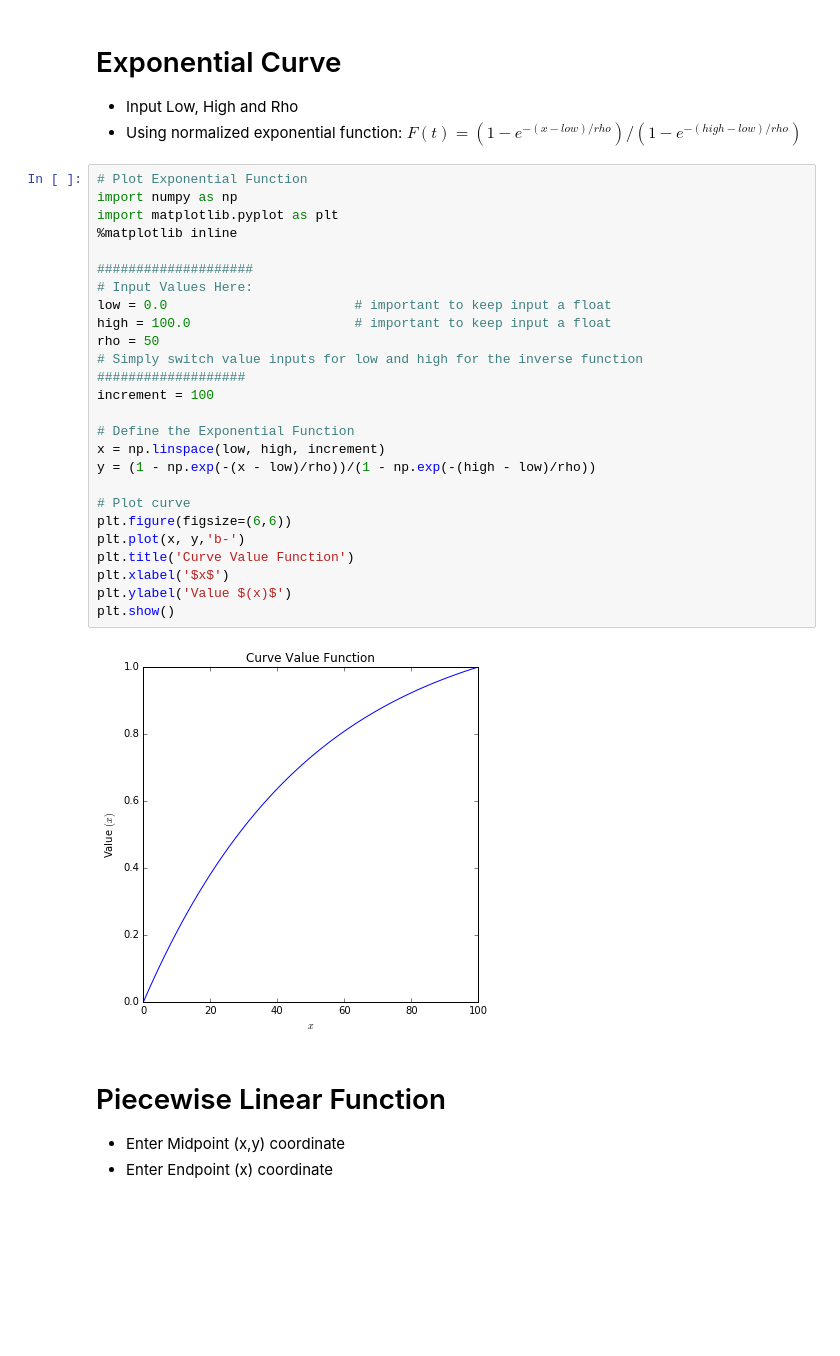
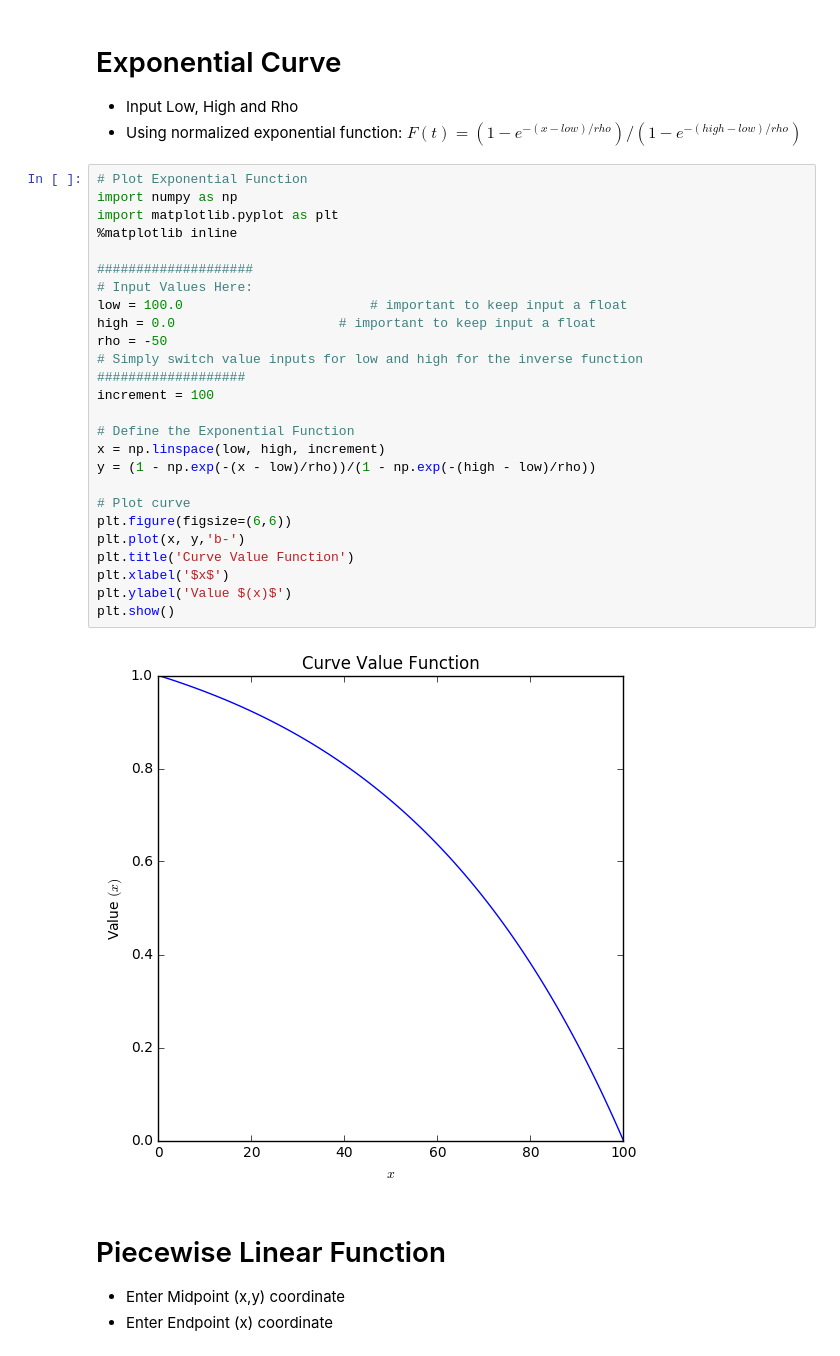
Before and after one commit to dmryer/Python, a Jupyter notebook: Value Functions.ipynb, the cells around one changed output. Saved outputs shown, nothing was run; the diff lists cells and outputs as text; blank space fills up the shorter version.

```diff
--- a/Value Functions.ipynb
+++ b/Value Functions.ipynb
@@ -54,31 +54,31 @@ plt.show()
 # %%
 # Plot Exponential Function
 import numpy as np
 import matplotlib.pyplot as plt
 %matplotlib inline
 
 ####################
 # Input Values Here:
-low = 0.0                        # important to keep input a float
-high = 100.0                     # important to keep input a float
-rho = 50
+low = 100.0                        # important to keep input a float
+high = 0.0                     # important to keep input a float
+rho = -50
 # Simply switch value inputs for low and high for the inverse function
 ###################
 increment = 100
 
 # Define the Exponential Function
 x = np.linspace(low, high, increment)
 y = (1 - np.exp(-(x - low)/rho))/(1 - np.exp(-(high - low)/rho))
 
 # Plot curve
 plt.figure(figsize=(6,6))
 plt.plot(x, y,'b-')
 plt.title('Curve Value Function')
 plt.xlabel('$x$')
 plt.ylabel('Value $(x)$')
 plt.show()
 # %% [output]
-[figure, old version]
+[figure, new version]
 # %% [markdown]
 # Piecewise Linear Function
 - Enter Midpoint (x,y) coordinate
```
Also changed, not shown: parts of 3 cells of this notebook.
